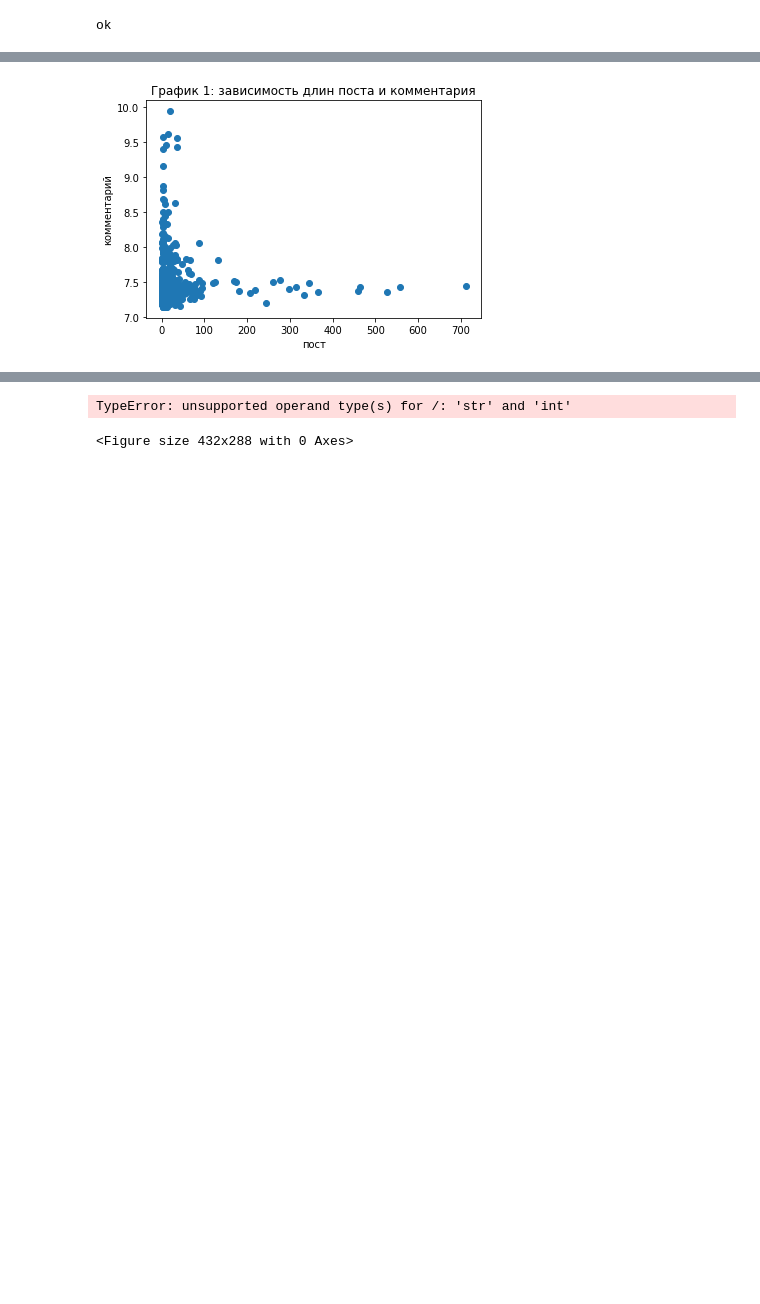
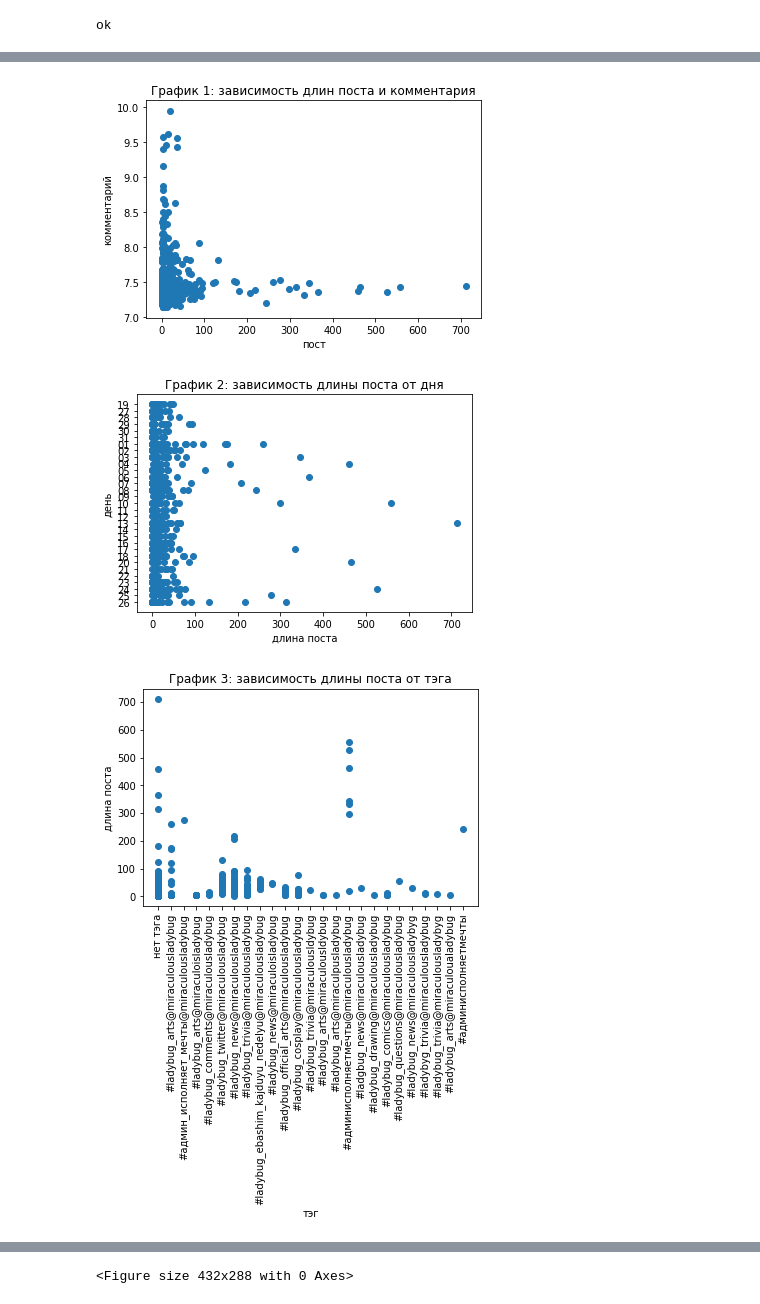
Before and after one commit to ershovamary/python_homework_second, a Jupyter notebook: HW6_API/HW6_API.ipynb, the cells around one changed output, grey strips where cells are left out. Drawn from its saved outputs; the diff is of its cells as text; code cells hidden in the pictures; blank space fills up the shorter version.

```diff
--- a/HW6_API/HW6_API.ipynb
+++ b/HW6_API/HW6_API.ipynb
@@ -173,8 +173,11 @@ def graphs():
     post_ids = []
     post_length = []
     comment_length = []
+    comment_mean_length = []
     post_day = []
     post_tag = []
+    comment_city = []
+    comment_gender = []
     conn = sqlite3.connect('./Miraculous_Ladybug_corpora/ladybug_corpora.db')
     c = conn.cursor()
     for row in c.execute("SELECT post_id, post_text, post_date FROM posts"):
@@ -194,56 +197,72 @@ def graphs():
     c = conn.cursor()
     count1 = []
     for post_id in post_ids:
-        for row in c.execute("SELECT comment_text FROM comments WHERE post_id=?", (post_id,)):
+        for row in c.execute("SELECT comment_text, user_city, user_gender FROM comments WHERE post_id=?", (post_id,)):
             comment_words = row[0].split()
             count1.append(len(re.findall(r'\w+', row[0])))
-        comment_length.append(mean(count1))
+            comment_length.append(len(re.findall(r'\w+', row[0])))
+            comment_city.append(row[1])
+            comment_gender.append(row[2])
+        comment_mean_length.append(mean(count1))
+
     conn.close()
-    plt.scatter(post_length, comment_length)
+    plt.scatter(post_length, comment_mean_length)
     plt.title('График 1: зависимость длин поста и комментария')
     plt.ylabel('комментарий')
     plt.xlabel('пост')
     plt.show()
-    plt.savefig('graph1', dpi='300', format='png')
+    plt.savefig('graph1', format='png')
 
     plt.scatter(post_length, post_day)
     plt.title('График 2: зависимость длины поста от дня')
     plt.ylabel('день')
     plt.xlabel('длина поста')
     plt.show()
-    plt.savefig('graph1', dpi='300', format='png')
+    plt.savefig('graph2', format='png')
 
     plt.scatter(post_tag, post_length)
     plt.title('График 3: зависимость длины поста от тэга')
     plt.ylabel('длина поста')
     plt.xlabel('тэг')
+    plt.xticks(rotation=90)
     plt.show()
-    plt.savefig('graph1', dpi='300', format='png')
+    plt.savefig('graph3', format='png')
 
-    plt.scatter(post_tag, post_length)
-    plt.title('График 3: зависимость длины поста от тэга')
-    plt.ylabel('длина поста')
-    plt.xlabel('тэг')
+    plt.scatter(comment_city, comment_length)
+    plt.title('График 4: зависимость длины комментария от города')
+    plt.ylabel('длина комментария')
+    plt.xlabel('город')
+    plt.xticks(rotation=90)
     plt.show()
-    plt.savefig('graph1', dpi='300', format='png')
+    plt.savefig('graph4', format='png')
+
+    plt.scatter(comment_gender, comment_length)
+    plt.title('График 5: зависимость длины комментария от пола')
+    plt.ylabel('длина комментария')
+    plt.xlabel('пол')
+    plt.xticks(rotation=90)
+    plt.show()
+    plt.savefig('graph5', format='png')
 
 graphs()
 # %% [output]
 ['Какие', 'ощущения', 'вы', 'испытываете,', 'когда', 'в', 'сериале', 'подтверждается', 'какая-то', 'из', 'ваших', '(или', 'полюбившихся', 'вам)', 'теорий?']
 ['#ladybug_arts@miraculousladybug', 'Автор', '-', 'enaikka_']
 ['Содержание', '99%', 'сообщений,', 'которые', 'нам', 'пишут', 'в', 'личку', 'группы:']
 ['#ladybug_arts@miraculousladybug', 'Автор', '-', 'drag0steadintei']
 ['#ladybug_arts@miraculousladybug', 'Автор', '-', 'helpme_LDB']
 []
 ['#админ_исполняет_мечты@miraculousladybug', 'Тем', 'временем,', 'я', 'наконец-то', 'посмотрела', 'трейлер', 'и', 'заметила,', 'что', 'в', 'эпизоде', '"Бейкерикс"', 'нас', 'ждет', 'новая', 'локация.', ...
 ['#ladybug_arts@miraculoisladybug', 'Автор', '-', 'helpme_LDB']
 ['#ladybug_arts@miraculoisladybug', 'Автор', '-', 'Reeunknown']
 ['#ladybug_arts@miraculoisladybug', 'Автор', '-', 'lineith']
 ['Все', 'мы', 'грешны', 'во', 'лжи.', 'Расскажите', 'какой-нибудь', 'случай', 'из', 'своей', 'жизни,', 'когда', 'вы', 'лгали', 'намеренно,', 'ради', 'себя', 'любимого.']
 ['#ladybug_arts@miraculousladybug', 'Автор', '-', 'pang566']
 ... (984 lines left out)
 ['#ladybug_news@miraculousladybug', 'ПОДТВЕРЖДЕНО.', 'ТРЕТИЙ', 'СЕЗОН', 'СТАРТУЕТ', 'НА', 'ИСПАНСКОМ', 'ДИСНЕЕ', '1-ГО', 'ДЕКАБРЯ.', 'https://twitter.com/ladybugspain/status/1066290808888979456?s=09']
 ['#ladybug_news@miraculousladybug', 'В', 'испанской', 'программе', 'был', 'опубликован', 'синопсис', 'ПЕРВОГО', 'ЭПИЗОДА', 'третьего', 'сезона', 'с', 'датой', '1-го', 'декабря.', 'С', 'ВЕРОЯТНОСТЬЮ',  ...
 ['#ladybug_trivia@miraculousladybug', '*кричит*', 'Винни', 'лайкнул', 'пост', 'о', 'том,', 'что', 'фанату', 'безумно', 'нравится', 'пейринг', 'Лука/Хлоя.']
 ['#ladybug_arts@miraculousladybug', 'Автор', '-', 'nomae0527']
 [figure]
+[figure, added]
+[figure, added]
@@ -250,5 +271,4 @@ graphs()
-TypeError: unsupported operand type(s) for /: 'str' and 'int'
+<Figure size 432x288 with 0 Axes>
-<Figure size 432x288 with 0 Axes>
 # %%
 # создаю облака частотных лемматизированных слов
 from PIL import Image
```
Also changed, not shown: parts of 1 cell of this notebook.
